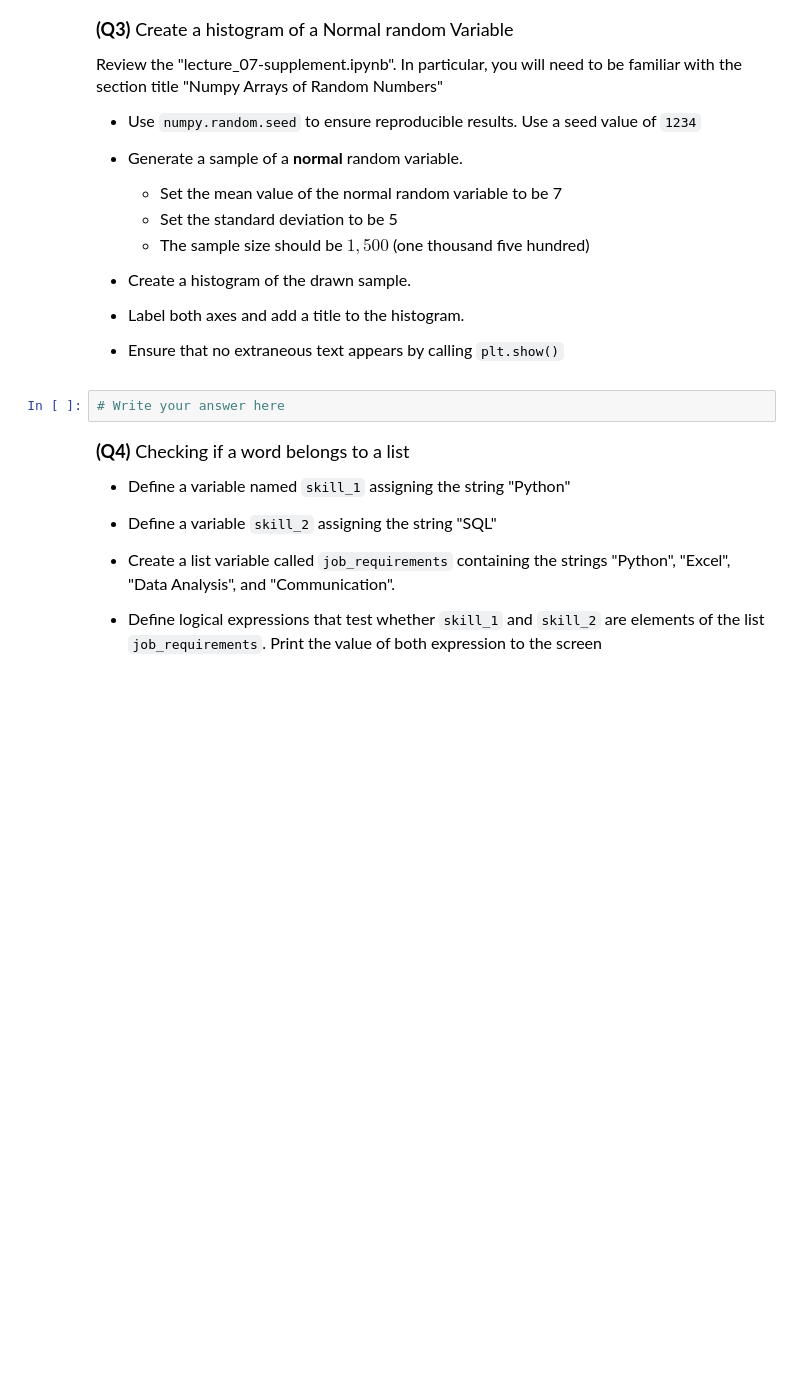
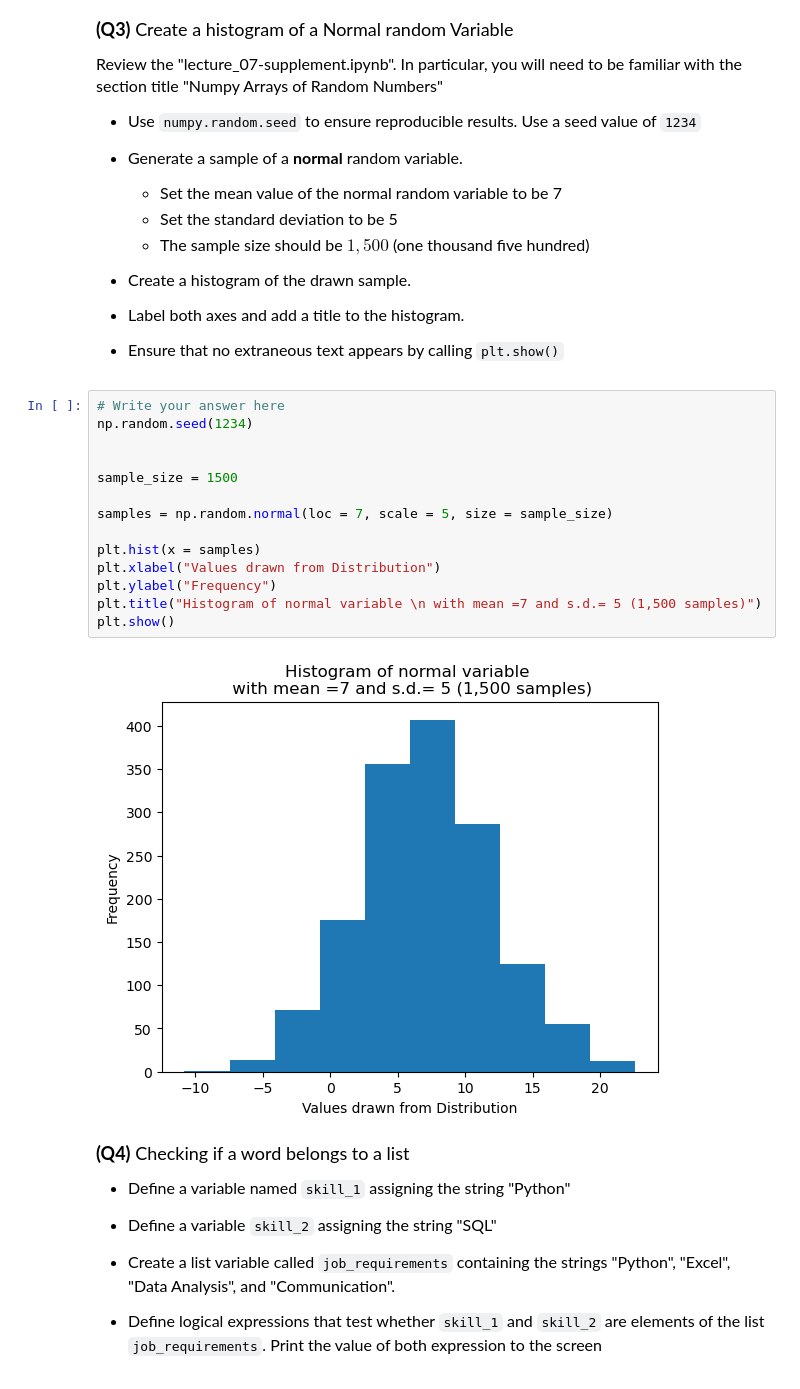
Before and after one commit to AnjiojioL/datasci151spring2026, a Jupyter notebook: _assignments/assignment_3/Assignment3_Angel_Li.ipynb, the cells around one changed output. Cells and saved outputs as stored; diff of their text form; blank space fills up the shorter version.

```diff
--- a/_assignments/assignment_3/Assignment3_Angel_Li.ipynb
+++ b/_assignments/assignment_3/Assignment3_Angel_Li.ipynb
@@ -103,8 +111,22 @@ Review the "lecture_07-supplement.ipynb". In particular, you will need to be fam
 - Label both axes and add a title to the histogram.
 
 - Ensure that no extraneous text appears by calling `plt.show()`
-# %%
-# Write your answer here
+# %%
+# Write your answer here
+np.random.seed(1234)
+
+
+sample_size = 1500
+
+samples = np.random.normal(loc = 7, scale = 5, size = sample_size)
+
+plt.hist(x = samples)
+plt.xlabel("Values drawn from Distribution")
+plt.ylabel("Frequency")
+plt.title("Histogram of normal variable \n with mean =7 and s.d.= 5 (1,500 samples)")
+plt.show()
+# %% [output]
+[figure, added]
 # %% [markdown]
 <font size = "4">
 
```
Also changed, not shown: parts of 7 cells of this notebook, 2 other files.
